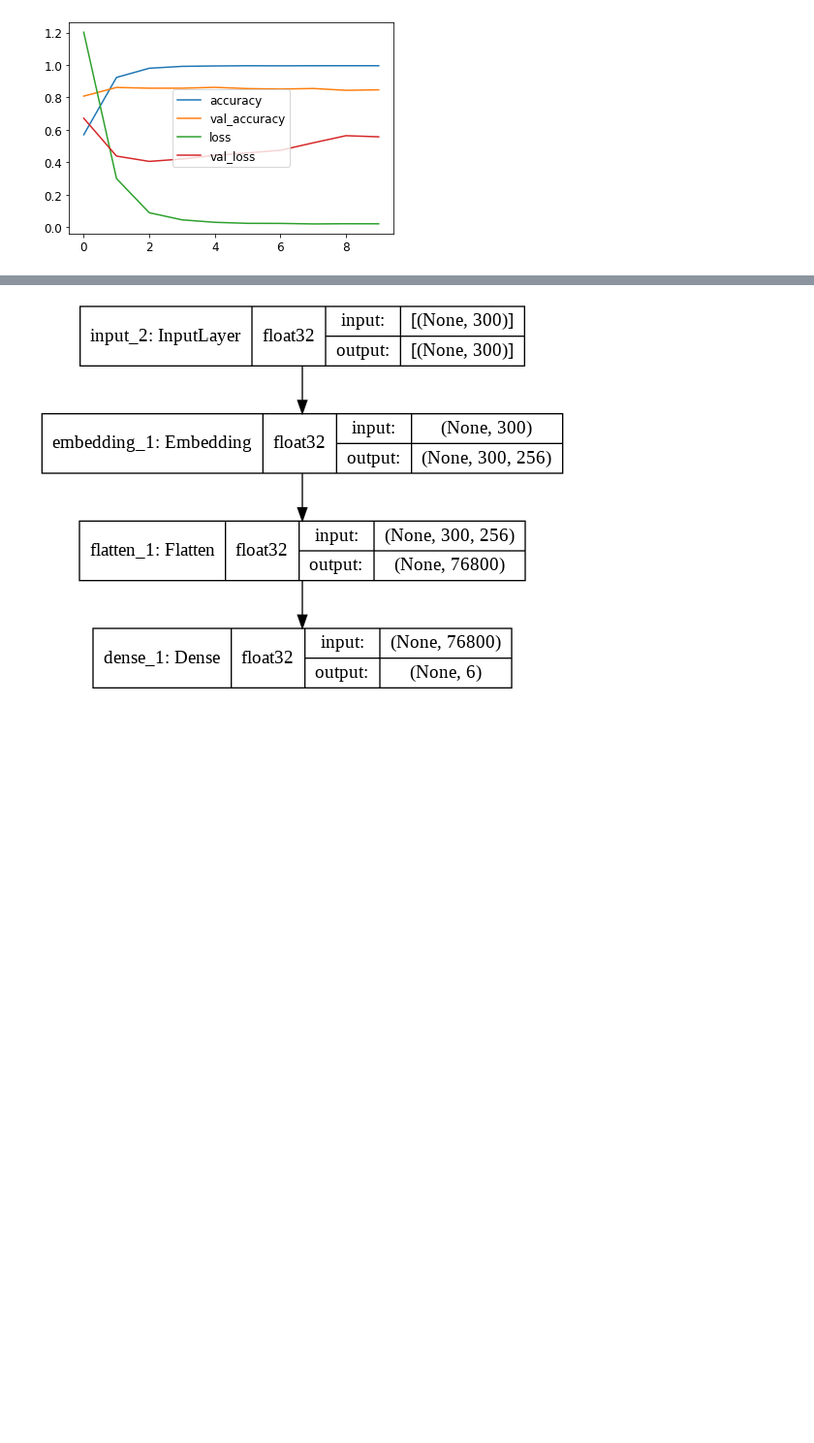
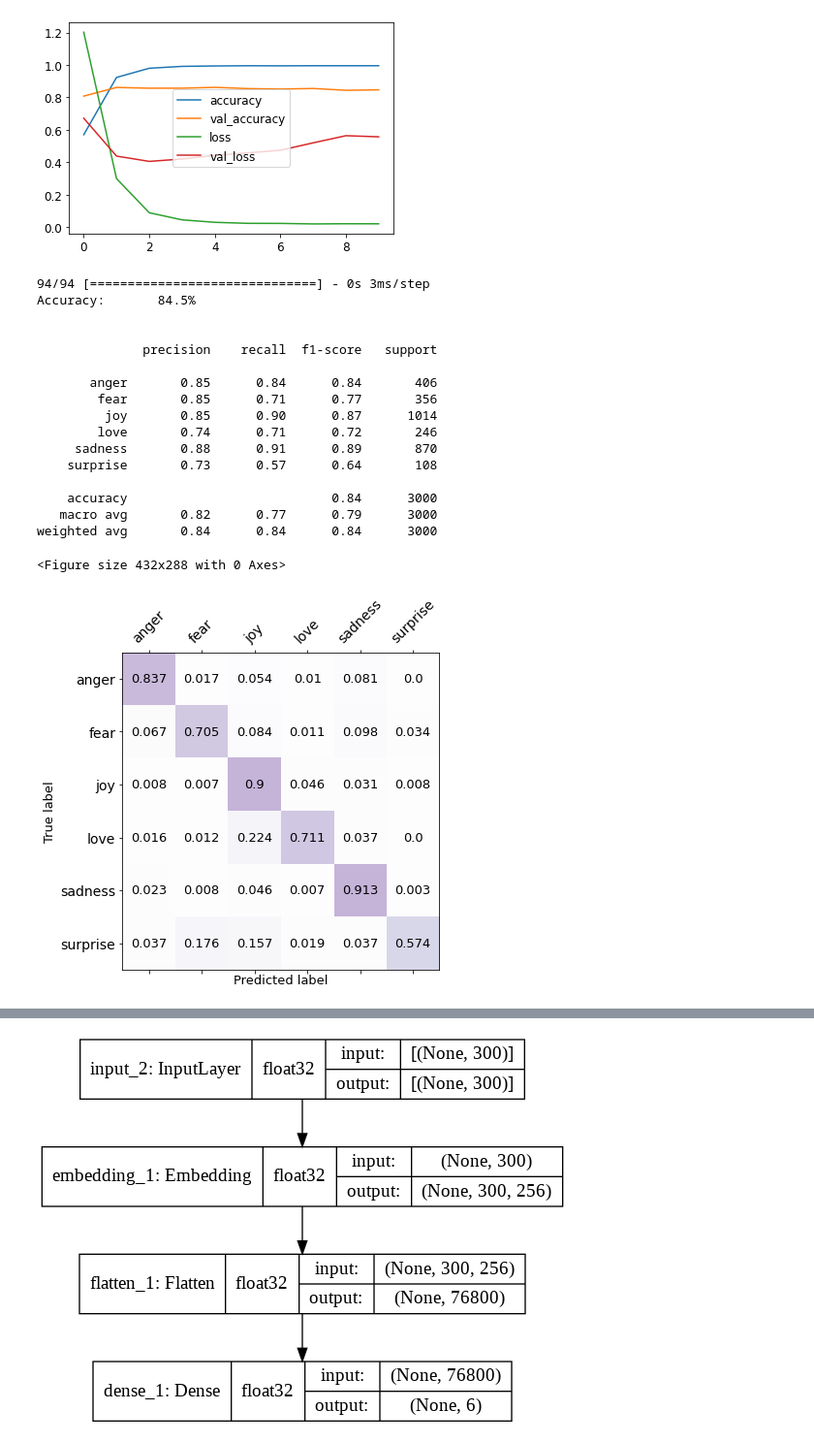
Before and after one commit to ppkgtmm/emotion, a Jupyter notebook: emo_emb.ipynb, the cells around one changed output, grey strips where cells are left out. Shown at 97% size. Drawn from its saved outputs; the diff is of its cells as text; code cells hidden in the pictures; blank space fills up the shorter version.

```diff
--- a/emo_emb.ipynb
+++ b/emo_emb.ipynb
@@ -185,0 +190,21 @@ pd.DataFrame(history.history)[metr].plot()
+# %%
+utils.model_evaluate(load_model('/content/drive/MyDrive/__ed__/emb_B32/best.h5'), sequence_test, target_test, 32)
+# %% [output]
+94/94 [==============================] - 0s 3ms/step
+Accuracy:       84.5%
+
+
+              precision    recall  f1-score   support
+
+       anger       0.85      0.84      0.84       406
+        fear       0.85      0.71      0.77       356
+         joy       0.85      0.90      0.87      1014
+        love       0.74      0.71      0.72       246
+     sadness       0.88      0.91      0.89       870
+    surprise       0.73      0.57      0.64       108
+
+    accuracy                           0.84      3000
+   macro avg       0.82      0.77      0.79      3000
+weighted avg       0.84      0.84      0.84      3000
+<Figure size 432x288 with 0 Axes>
+[figure, added]
```
Also changed, not shown: parts of 7 cells of this notebook.
